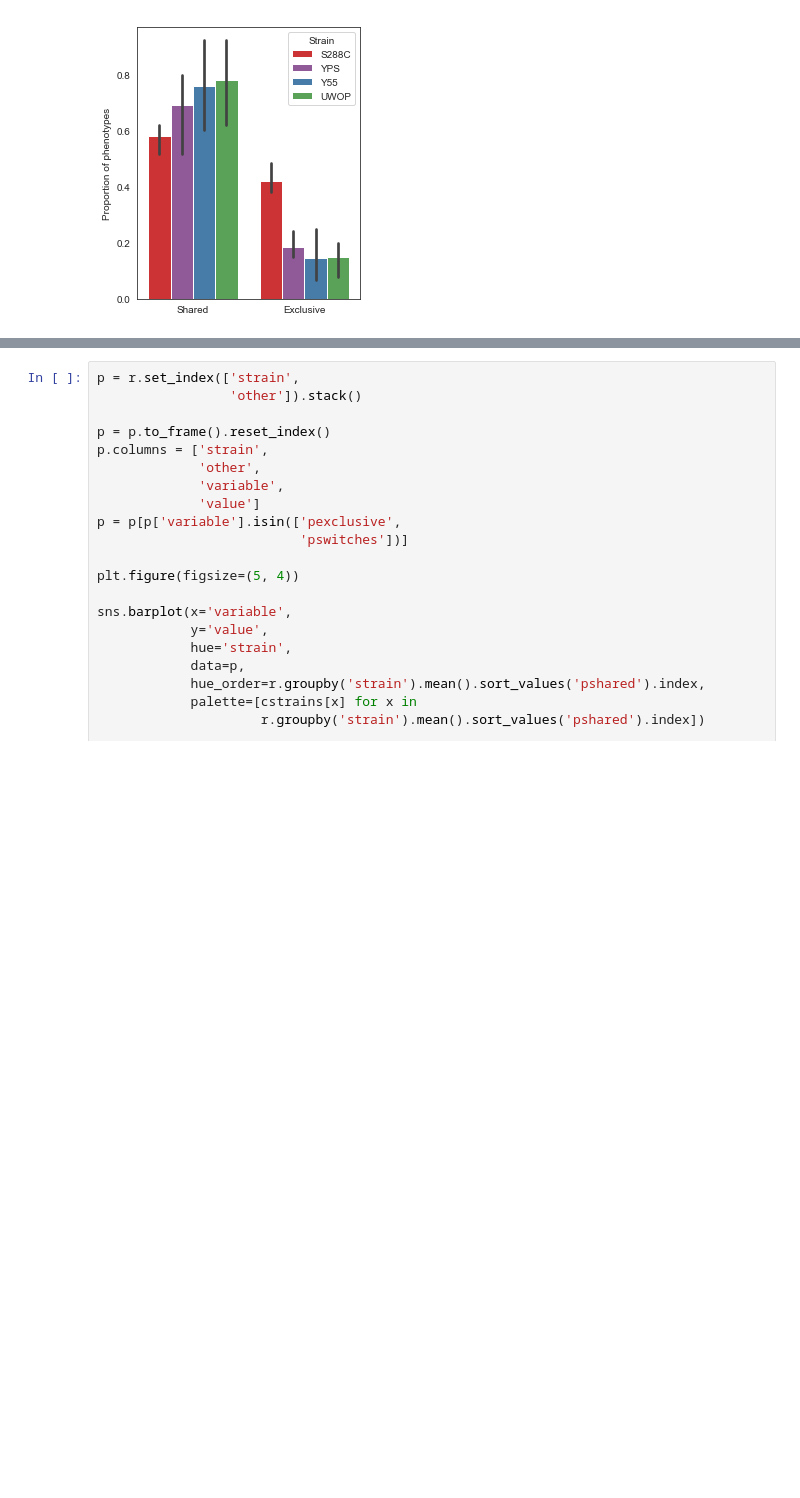
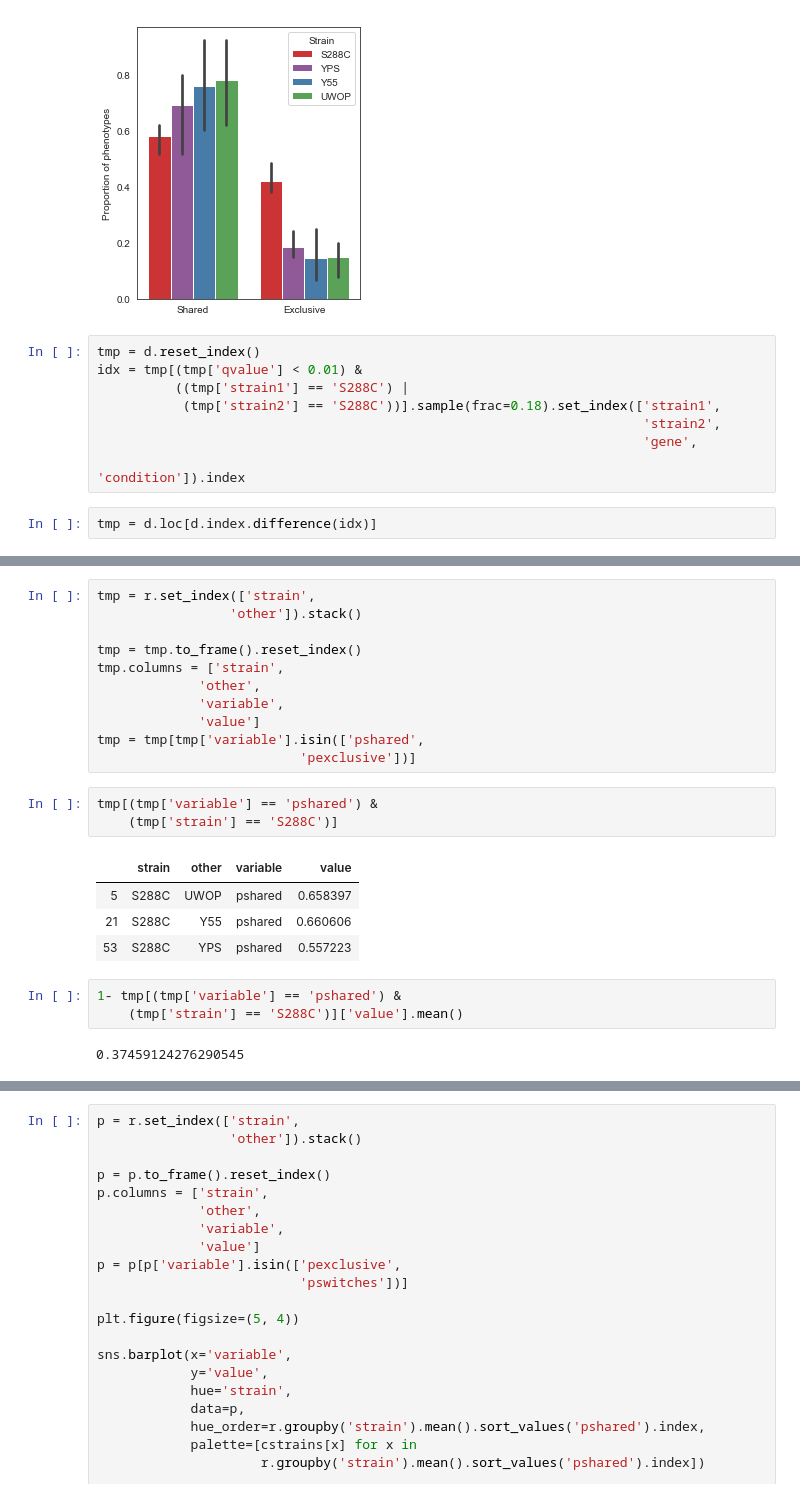
Before and after one commit to mgalardini/2018koyeast, a Jupyter notebook: notebooks/deviations.ipynb, the cells around one changed output, grey strips where cells are left out. Cells and saved outputs as stored; diff of their text form; blank space fills up the shorter version.

```diff
--- a/notebooks/deviations.ipynb
+++ b/notebooks/deviations.ipynb
@@ -697,3 +697,13 @@ plt.savefig('deviations-sets.svg',
             transparent=True);
 # %% [output]
 [figure]
+# %%
+tmp = d.reset_index()
+idx = tmp[(tmp['qvalue'] < 0.01) &
+          ((tmp['strain1'] == 'S288C') |
+           (tmp['strain2'] == 'S288C'))].sample(frac=0.18).set_index(['strain1',
+                                                                      'strain2',
+                                                                      'gene',
+                                                                      'condition']).index
+# %%
+tmp = d.loc[d.index.difference(idx)]
@@ -699,0 +749,24 @@ plt.savefig('deviations-sets.svg',
+# %%
+tmp = r.set_index(['strain',
+                 'other']).stack()
+
+tmp = tmp.to_frame().reset_index()
+tmp.columns = ['strain',
+             'other',
+             'variable',
+             'value']
+tmp = tmp[tmp['variable'].isin(['pshared',
+                          'pexclusive'])]
+# %%
+tmp[(tmp['variable'] == 'pshared') &
+    (tmp['strain'] == 'S288C')]
+# %% [output]
+|  | strain | other | variable | value |
+| 5 | S288C | UWOP | pshared | 0.658397 |
+| 21 | S288C | Y55 | pshared | 0.660606 |
+| 53 | S288C | YPS | pshared | 0.557223 |
+# %%
+1- tmp[(tmp['variable'] == 'pshared') &
+    (tmp['strain'] == 'S288C')]['value'].mean()
+# %% [output]
+0.37459124276290545
```
Also changed, not shown: parts of 12 cells of this notebook.
